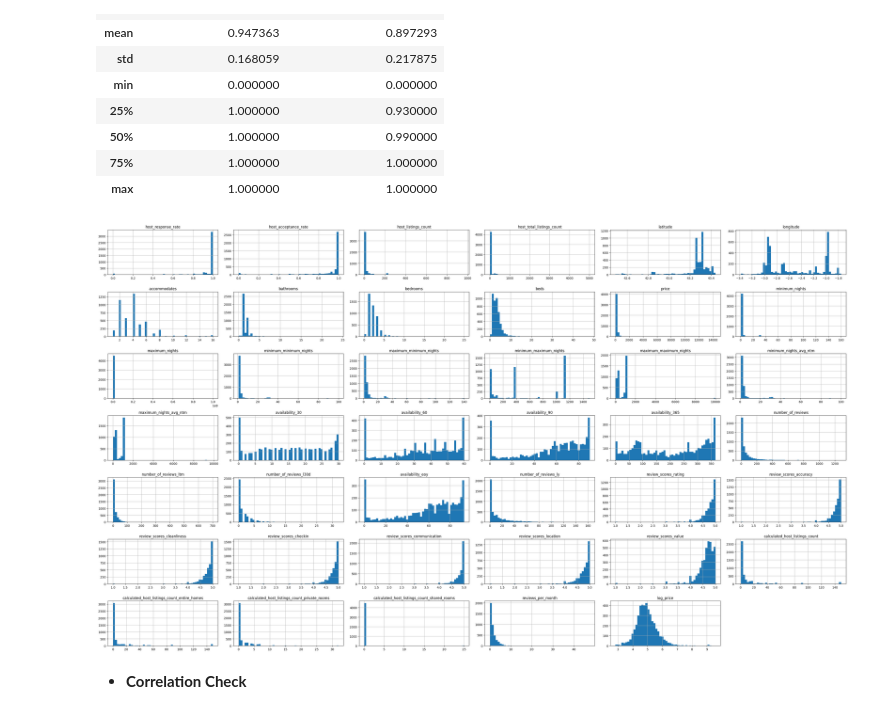
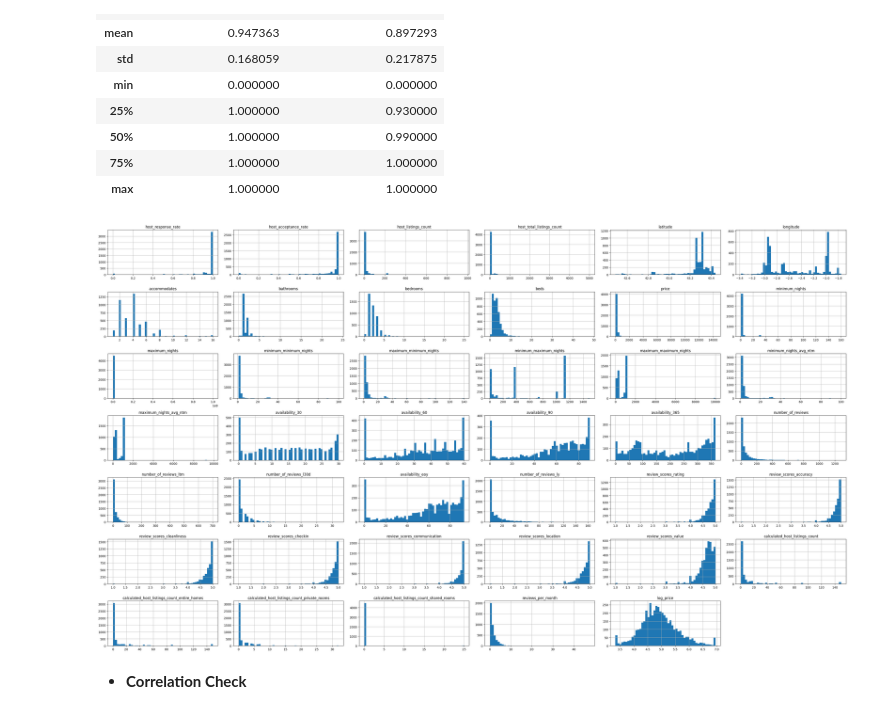
Before and after one commit to Batujan/Airbnb_Basque_Country_Price_Prediction, a Jupyter notebook: notebooks/01_data_exploration.ipynb, the cells around one changed output. Saved outputs shown, nothing was run; the diff lists cells and outputs as text; code cells hidden in the pictures.

```diff
--- a/notebooks/01_data_exploration.ipynb
+++ b/notebooks/01_data_exploration.ipynb
@@ -174,3 +174,12 @@ np.log1p(df_eda["price"]).hist(bins=50, figsize=(10, 6))
 [figure]
 # %% [markdown]
 As we can see, the large values are compressed, skewness reduced and the price data is more normal now.
+# %%
+lower = 0.01
+upper = 0.99
+
+# Visualize clipped + logged price distribution
+price_lower_bound = np.log1p(df_eda["price"]).quantile(lower)
+price_upper_bound = np.log1p(df_eda["price"]).quantile(upper)
+clipped_logged_price = np.clip(np.log1p(df_eda["price"]), price_lower_bound, price_upper_bound)
+clipped_logged_price.hist(bins=50, figsize=(10, 6))
@@ -200,21 +214,22 @@ df[[f"{col}_num" for col in cols_host]].describe()
 | 75% | 1.000000 | 1.000000 |
 | max | 1.000000 | 1.000000 |
 # %%
-df_eda["log_price"] = np.log1p(df_eda["price"])
+# Clip + log transform the price column and add it to df_eda for further analysis.
+df_eda["log_price"] = np.clip(np.log1p(df_eda["price"]), price_lower_bound, price_upper_bound)
 
 # Plot the histograms for all numeric columns in df_eda to
 # check their distributions. We can apply transformations later if needed.
 df_eda.select_dtypes(include="number").hist(
     bins=50,
     figsize=(35, 20),
     grid=True
 )
 plt.tight_layout()
 plt.show()
 
 df_eda = df_eda.drop(columns=["price"])
 # %% [output]
-[figure, old version]
+[figure, new version]
 # %% [markdown]
 * **Correlation Check**
 # %%
```
Also changed, not shown: parts of 18 cells of this notebook.
